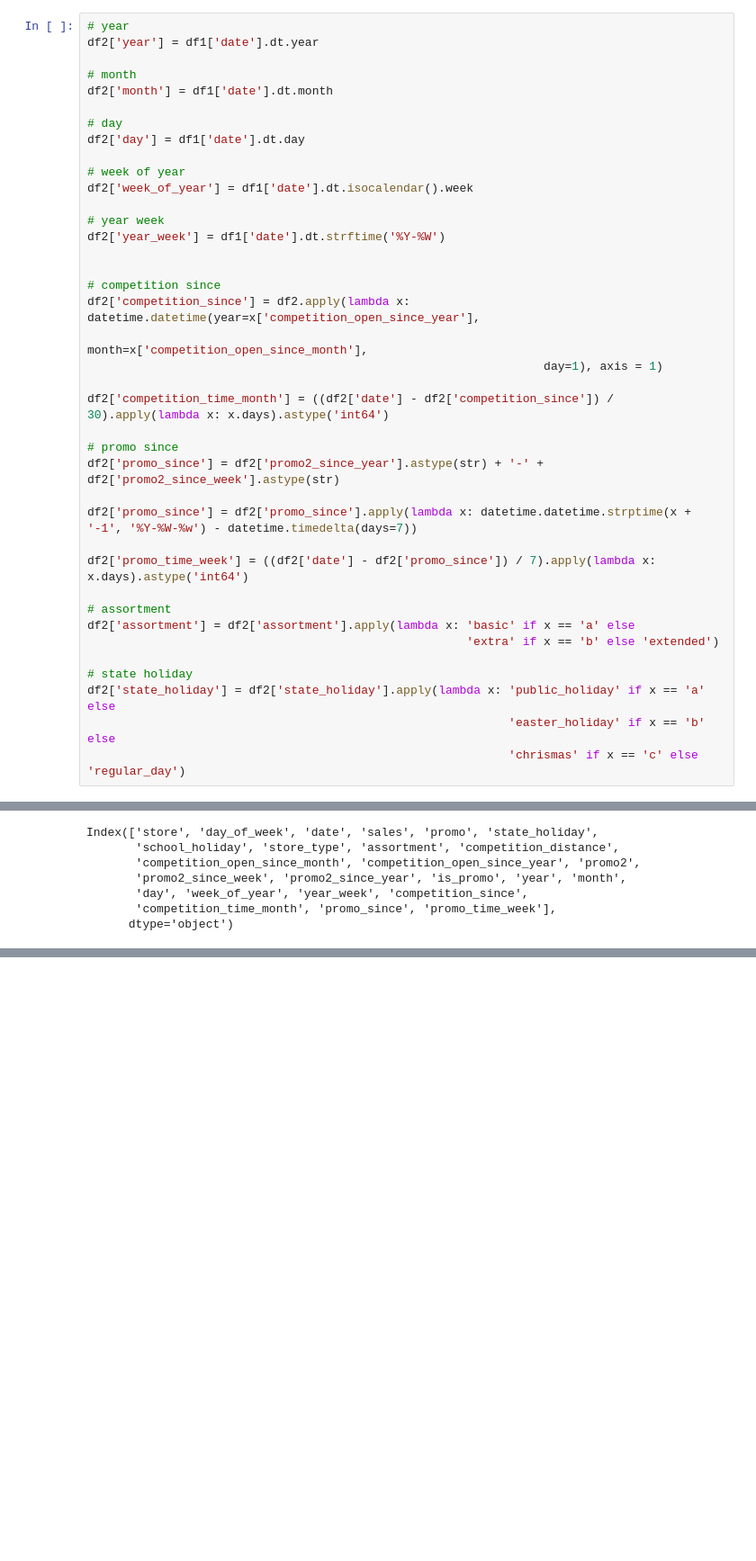
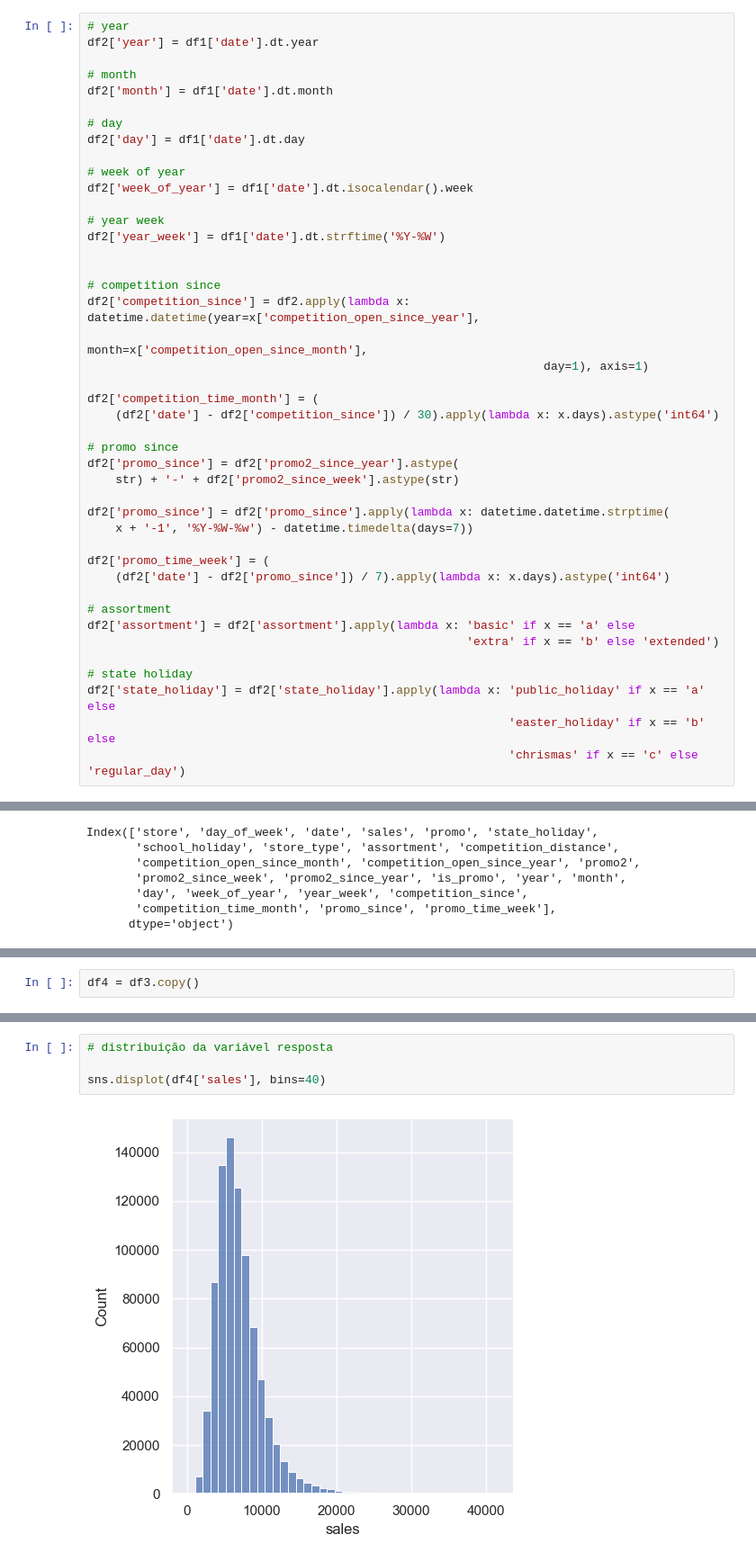
Before and after one commit to deborabmfreitas/projeto-rossmann-regressao, a Jupyter notebook: rossmann_regression.ipynb, the cells around one changed output, grey strips where cells are left out. Shown at 90% size. Cells and saved outputs as stored; diff of their text form; blank space fills up the shorter version.

```diff
--- a/rossmann_regression.ipynb
+++ b/rossmann_regression.ipynb
@@ -583,16 +581,20 @@ df2['year_week'] = df1['date'].dt.strftime('%Y-%W')
 # competition since
 df2['competition_since'] = df2.apply(lambda x: datetime.datetime(year=x['competition_open_since_year'],
                                                                  month=x['competition_open_since_month'],
-                                                                 day=1), axis = 1)
+                                                                 day=1), axis=1)
 
-df2['competition_time_month'] = ((df2['date'] - df2['competition_since']) / 30).apply(lambda x: x.days).astype('int64')
+df2['competition_time_month'] = (
+    (df2['date'] - df2['competition_since']) / 30).apply(lambda x: x.days).astype('int64')
 
 # promo since
-df2['promo_since'] = df2['promo2_since_year'].astype(str) + '-' + df2['promo2_since_week'].astype(str)
+df2['promo_since'] = df2['promo2_since_year'].astype(
+    str) + '-' + df2['promo2_since_week'].astype(str)
 
-df2['promo_since'] = df2['promo_since'].apply(lambda x: datetime.datetime.strptime(x + '-1', '%Y-%W-%w') - datetime.timedelta(days=7))
+df2['promo_since'] = df2['promo_since'].apply(lambda x: datetime.datetime.strptime(
+    x + '-1', '%Y-%W-%w') - datetime.timedelta(days=7))
 
-df2['promo_time_week'] = ((df2['date'] - df2['promo_since']) / 7).apply(lambda x: x.days).astype('int64')
+df2['promo_time_week'] = (
+    (df2['date'] - df2['promo_since']) / 7).apply(lambda x: x.days).astype('int64')
 
 # assortment
 df2['assortment'] = df2['assortment'].apply(lambda x: 'basic' if x == 'a' else
@@ -631,0 +636,2 @@ Index(['store', 'day_of_week', 'date', 'sales', 'promo', 'state_holiday',
+# %%
+df4 = df3.copy()
@@ -631,0 +642,6 @@ Index(['store', 'day_of_week', 'date', 'sales', 'promo', 'state_holiday',
+# %%
+# distribuição da variável resposta
+
+sns.displot(df4['sales'], bins=40)
+# %% [output]
+[figure, added]
```
Also changed, not shown: parts of 15 cells of this notebook.
